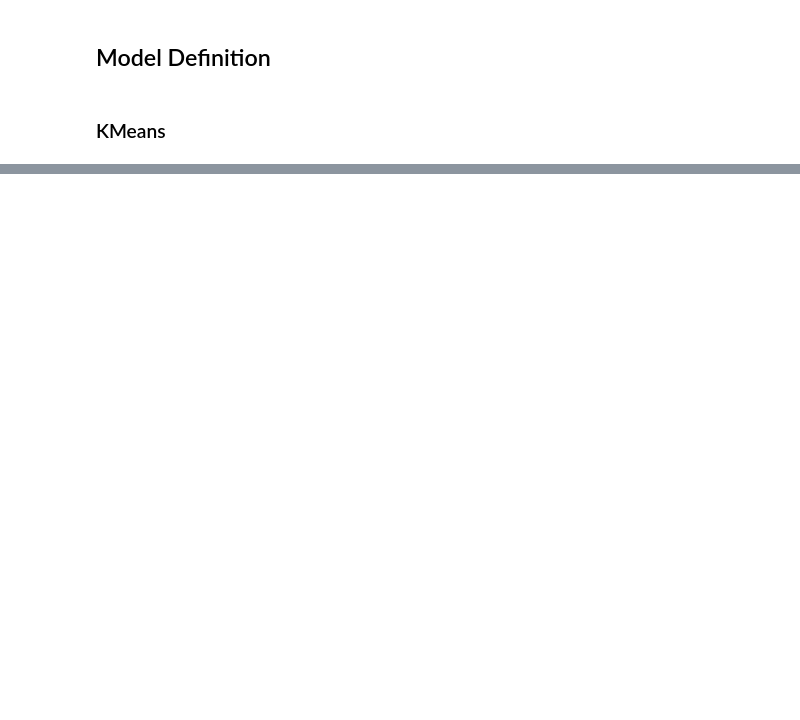
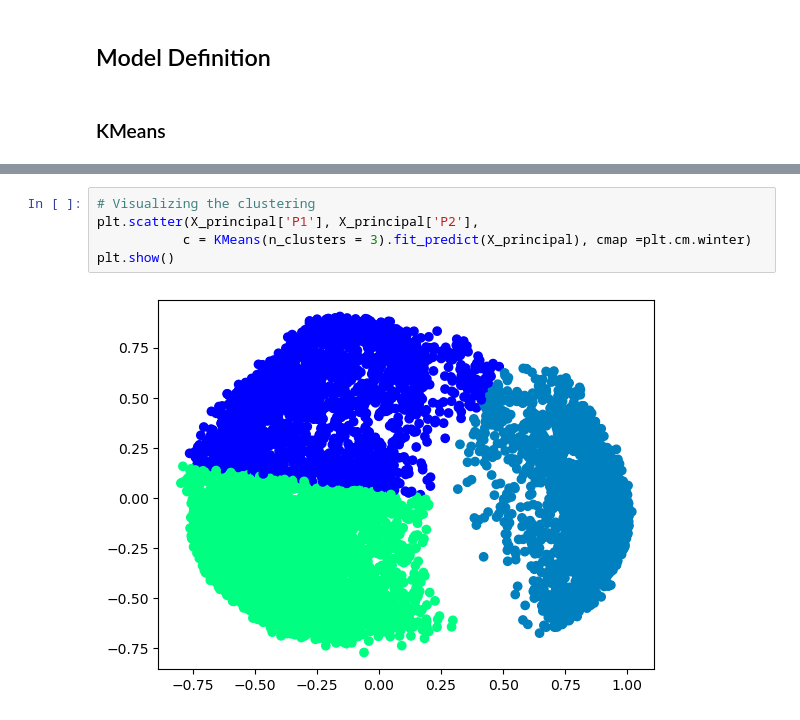
Before and after one commit to qarisp/H8_PYTN-KS08-019, a Jupyter notebook: FinalProject/FinalProject4/Notebook/PYTN_KampusMerdek_fp4_Qaris Ardian Pratama.ipynb, the cells around one changed output, grey strips where cells are left out. Cells and saved outputs as stored; diff of their text form; blank space fills up the shorter version.

```diff
--- a/FinalProject/FinalProject4/Notebook/PYTN_KampusMerdek_fp4_Qaris Ardian Pratama.ipynb
+++ b/FinalProject/FinalProject4/Notebook/PYTN_KampusMerdek_fp4_Qaris Ardian Pratama.ipynb
@@ -270,0 +309,7 @@ plt.show()
+# %%
+# Visualizing the clustering
+plt.scatter(X_principal['P1'], X_principal['P2'],
+           c = KMeans(n_clusters = 3).fit_predict(X_principal), cmap =plt.cm.winter)
+plt.show()
+# %% [output]
+[figure, added]
```
Also changed, not shown: parts of 10 cells of this notebook.
